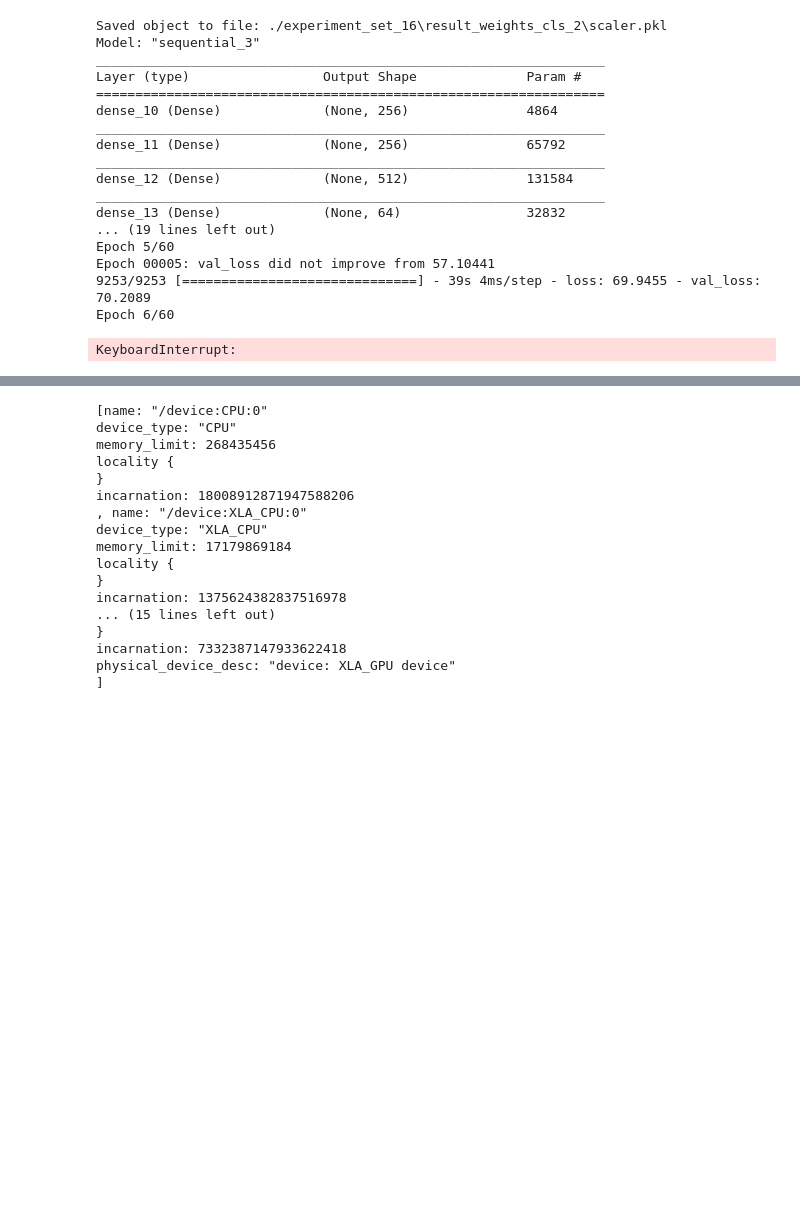
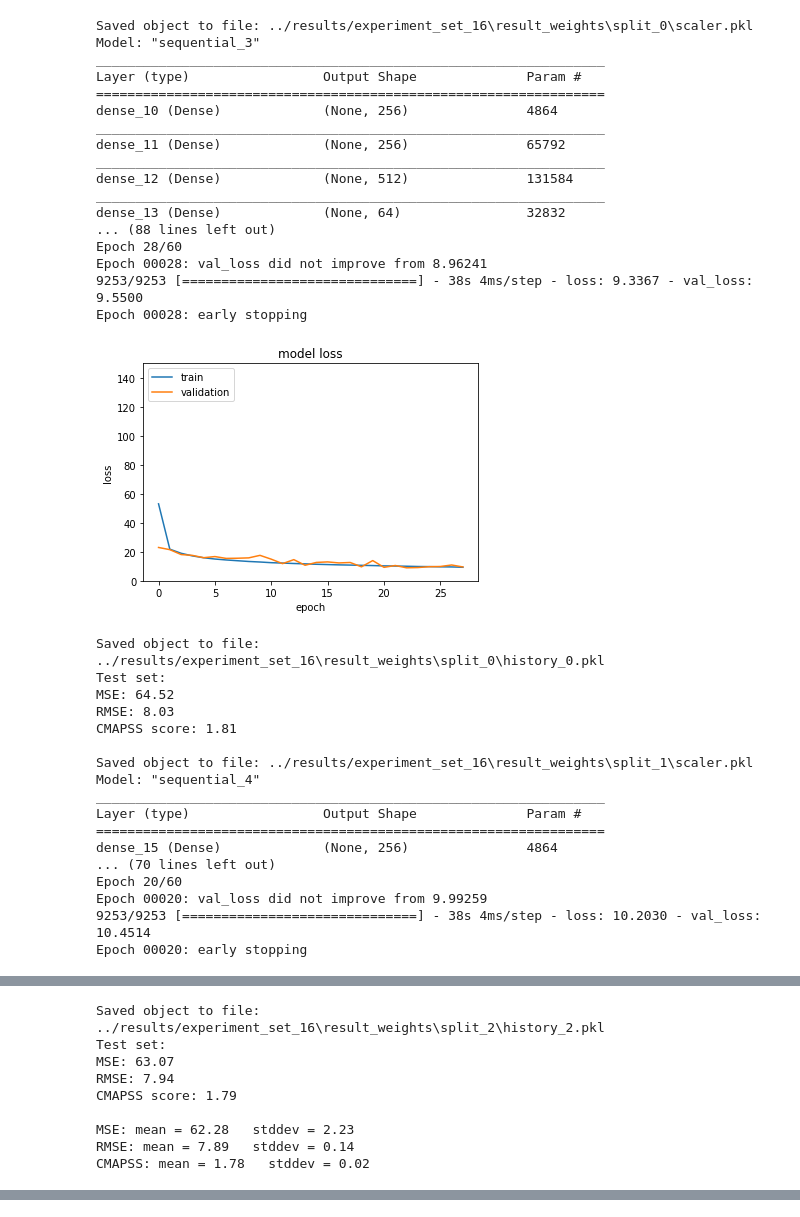
Before and after one commit to andrei-iosif/PredictiveMaintenanceScripts, a Jupyter notebook: notebooks/E16_covariate_shift.ipynb, the cells around one changed output, grey strips where cells are left out. Drawn from its saved outputs; the diff is of its cells as text; code cells hidden in the pictures; blank space fills up the shorter version.

```diff
--- a/notebooks/E16_covariate_shift.ipynb
+++ b/notebooks/E16_covariate_shift.ipynb
@@ -489,37 +299,55 @@ weights = pd.DataFrame(weights)
 # %%
 # Train single MLP
 EPOCHS = 60
 BATCH_SIZE = 512
+NUM_TRIALS = 3
 mlp_config_params = MLPConfigParams(layer_sizes=[256, 256, 512, 64], activation='tanh', dropout=0.0)
 
-results_path = os.path.join(output_path, f"result_weights_cls_2")
+results_path = os.path.join(output_path, f"result_weights")
 if not os.path.exists(results_path):
     os.makedirs(results_path)
 
 train_evaluate_mlp_sample_weights(
         x_train, y_train,
         x_test, y_test,
         weights,
-        0.1,
+        NUM_TRIALS,
         mlp_config_params,
         results_path,
         EPOCHS, BATCH_SIZE)
 # %% [output]
-Saved object to file: ./experiment_set_16\result_weights_cls_2\scaler.pkl
+Saved object to file: ../results/experiment_set_16\result_weights\split_0\scaler.pkl
 Model: "sequential_3"
 _________________________________________________________________
 Layer (type)                 Output Shape              Param #
 =================================================================
 dense_10 (Dense)             (None, 256)               4864
 _________________________________________________________________
 dense_11 (Dense)             (None, 256)               65792
 _________________________________________________________________
 dense_12 (Dense)             (None, 512)               131584
 _________________________________________________________________
 dense_13 (Dense)             (None, 64)                32832
-... (19 lines left out)
-Epoch 5/60
-Epoch 00005: val_loss did not improve from 57.10441
-9253/9253 [==============================] - 39s 4ms/step - loss: 69.9455 - val_loss: 70.2089
-Epoch 6/60
+... (88 lines left out)
+Epoch 28/60
+Epoch 00028: val_loss did not improve from 8.96241
+9253/9253 [==============================] - 38s 4ms/step - loss: 9.3367 - val_loss: 9.5500
+Epoch 00028: early stopping
+[figure, added]
-KeyboardInterrupt:
+Saved object to file: ../results/experiment_set_16\result_weights\split_0\history_0.pkl
+Test set:
+MSE: 64.52
+RMSE: 8.03
+CMAPSS score: 1.81
+
+Saved object to file: ../results/experiment_set_16\result_weights\split_1\scaler.pkl
+Model: "sequential_4"
+_________________________________________________________________
+Layer (type)                 Output Shape              Param #
+=================================================================
+dense_15 (Dense)             (None, 256)               4864
+... (70 lines left out)
+Epoch 20/60
+Epoch 00020: val_loss did not improve from 9.99259
+9253/9253 [==============================] - 38s 4ms/step - loss: 10.2030 - val_loss: 10.4514
+Epoch 00020: early stopping
@@ -525,0 +373,9 @@ KeyboardInterrupt:
+Saved object to file: ../results/experiment_set_16\result_weights\split_2\history_2.pkl
+Test set:
+MSE: 63.07
+RMSE: 7.94
+CMAPSS score: 1.79
+
+MSE: mean = 62.28   stddev = 2.23
+RMSE: mean = 7.89   stddev = 0.14
+CMAPSS: mean = 1.78   stddev = 0.02
@@ -526,21 +384,0 @@ KeyboardInterrupt:
-# %%
-from tensorflow.python.client import device_lib
-print(device_lib.list_local_devices())
-# %% [output]
-[name: "/device:CPU:0"
-device_type: "CPU"
-memory_limit: 268435456
-locality {
-}
-incarnation: 18008912871947588206
-, name: "/device:XLA_CPU:0"
-device_type: "XLA_CPU"
-memory_limit: 17179869184
-locality {
-}
-incarnation: 1375624382837516978
-... (15 lines left out)
-}
-incarnation: 7332387147933622418
-physical_device_desc: "device: XLA_GPU device"
-]
```
Also changed, not shown: parts of 53 cells of this notebook, 5 other files.
